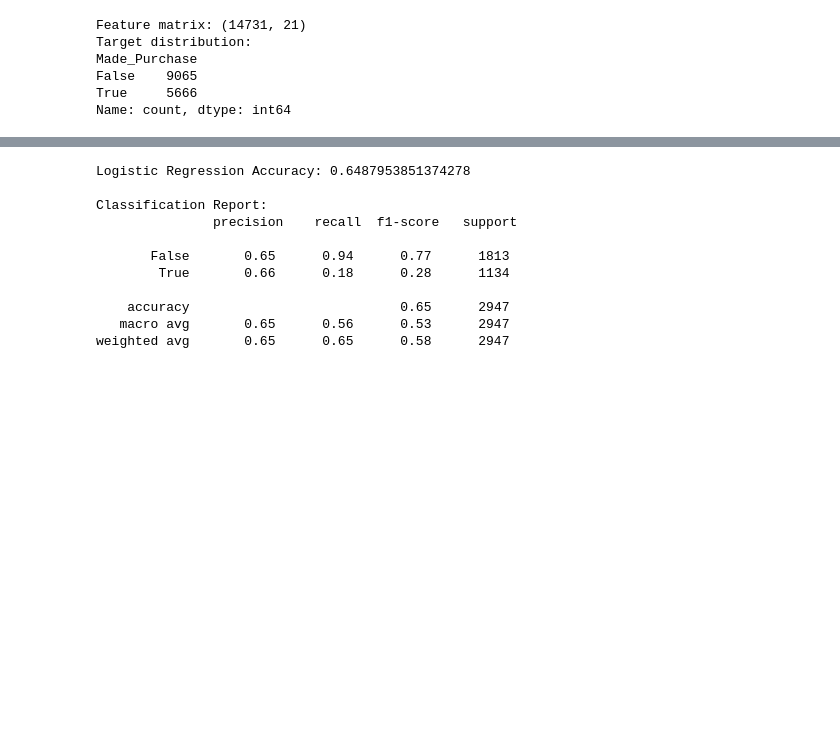
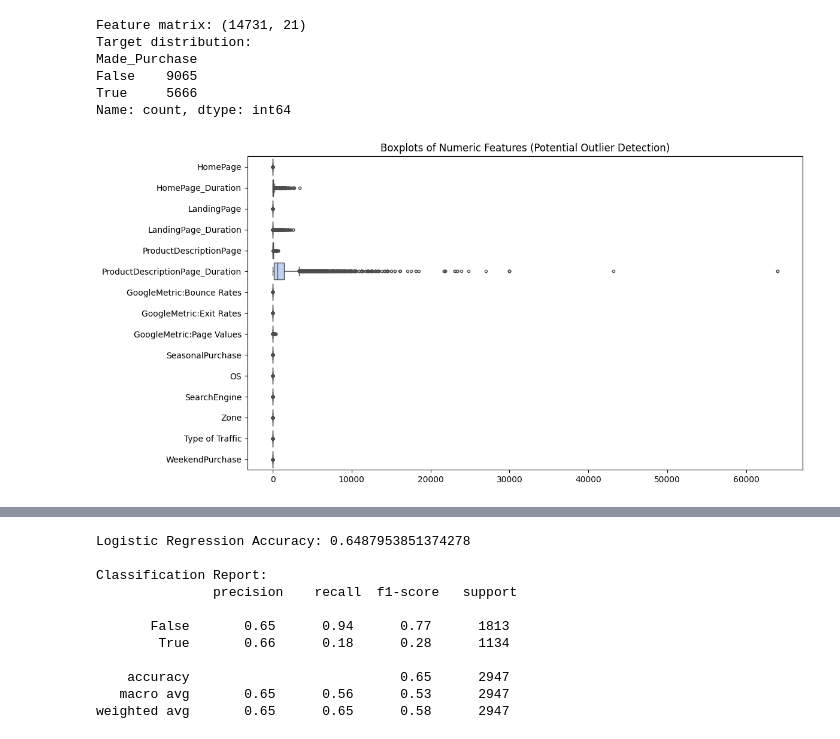
Before and after one commit to jhugon1/474_Project_1, a Jupyter notebook: regression_notebook.ipynb, the cells around one changed output, grey strips where cells are left out. Cells and saved outputs as stored; diff of their text form; code cells hidden in the pictures; blank space fills up the shorter version.

```diff
--- a/regression_notebook.ipynb
+++ b/regression_notebook.ipynb
@@ -90,3 +90,18 @@ Made_Purchase
 False    9065
 True     5666
 Name: count, dtype: int64
+# %%
+import seaborn as sns
+import matplotlib.pyplot as plt
+import pandas as pd
+
+# Assume df is your main dataset
+num_cols = train_df.select_dtypes(include="number").columns
+
+plt.figure(figsize=(12, 6))
+sns.boxplot(data=train_df[num_cols], orient="h", fliersize=3, palette="coolwarm")
+plt.title("Boxplots of Numeric Features (Potential Outlier Detection)")
+plt.tight_layout()
+plt.show()
+# %% [output]
+[figure, added]
```
Also changed, not shown: parts of 11 cells of this notebook.
